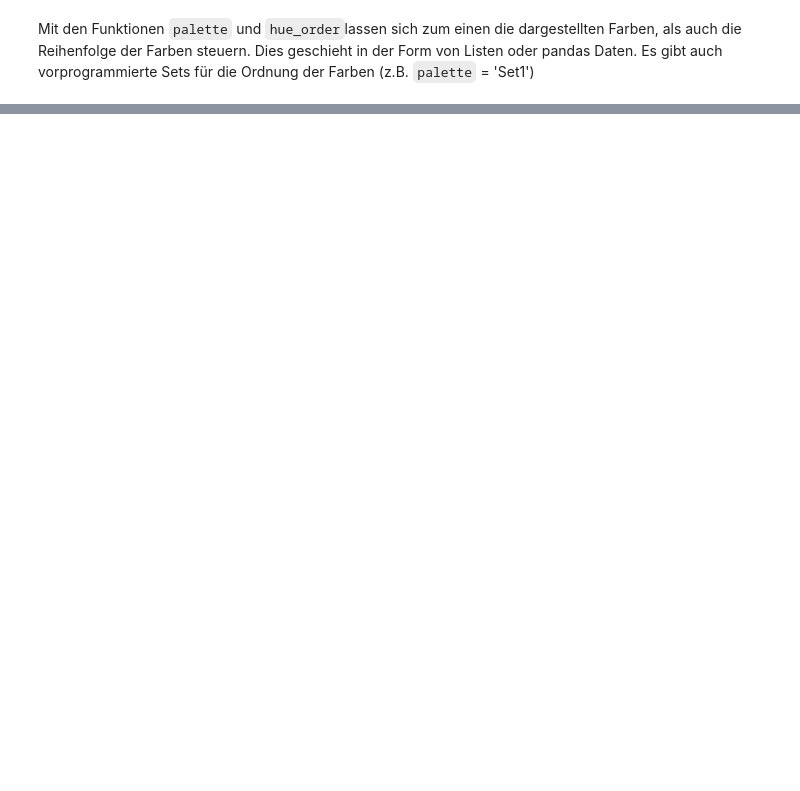
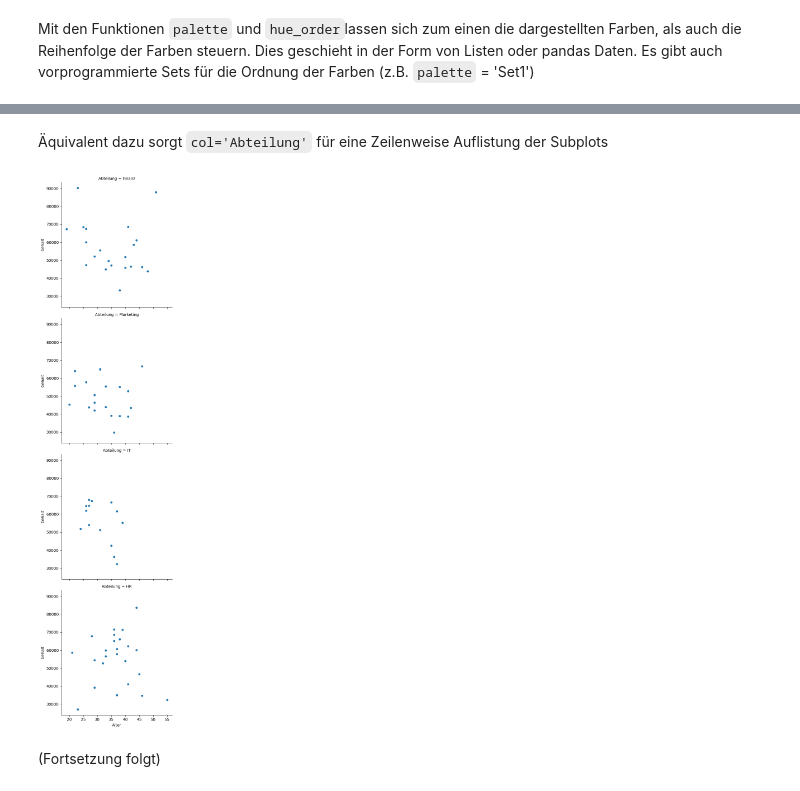
Before and after one commit to EikeSuemper/Meine-Lernreise-Aktuariat-QuantFinance, a Jupyter notebook: 01_Grundlagen/Python/Seaborn.ipynb, the cells around one changed output, grey strips where cells are left out. Drawn from its saved outputs; the diff is of its cells as text; code cells hidden in the pictures; blank space fills up the shorter version.

Commit message:
Add files via upload
Neue Fähgikeiten im Umgang mit Seaborn hinzugefügt. Da geht es vor allem um Subplots und das Darstellen in Zeilen/Spalten.

```diff
--- a/01_Grundlagen/Python/Seaborn.ipynb
+++ b/01_Grundlagen/Python/Seaborn.ipynb
@@ -124,0 +142,15 @@ sns.scatterplot(
+# %% [markdown]
+Äquivalent dazu sorgt `col='Abteilung'` für eine Zeilenweise Auflistung der Subplots
+# %%
+sns.relplot(
+    data=df,
+    x='Alter',
+    y='Gehalt',
+    kind='scatter',
+    row='Abteilung',
+)
+plt.show()
+# %% [output]
+[figure, added]
+# %% [markdown]
+(Fortsetzung folgt)
```
Also changed, not shown: parts of 7 cells of this notebook.
